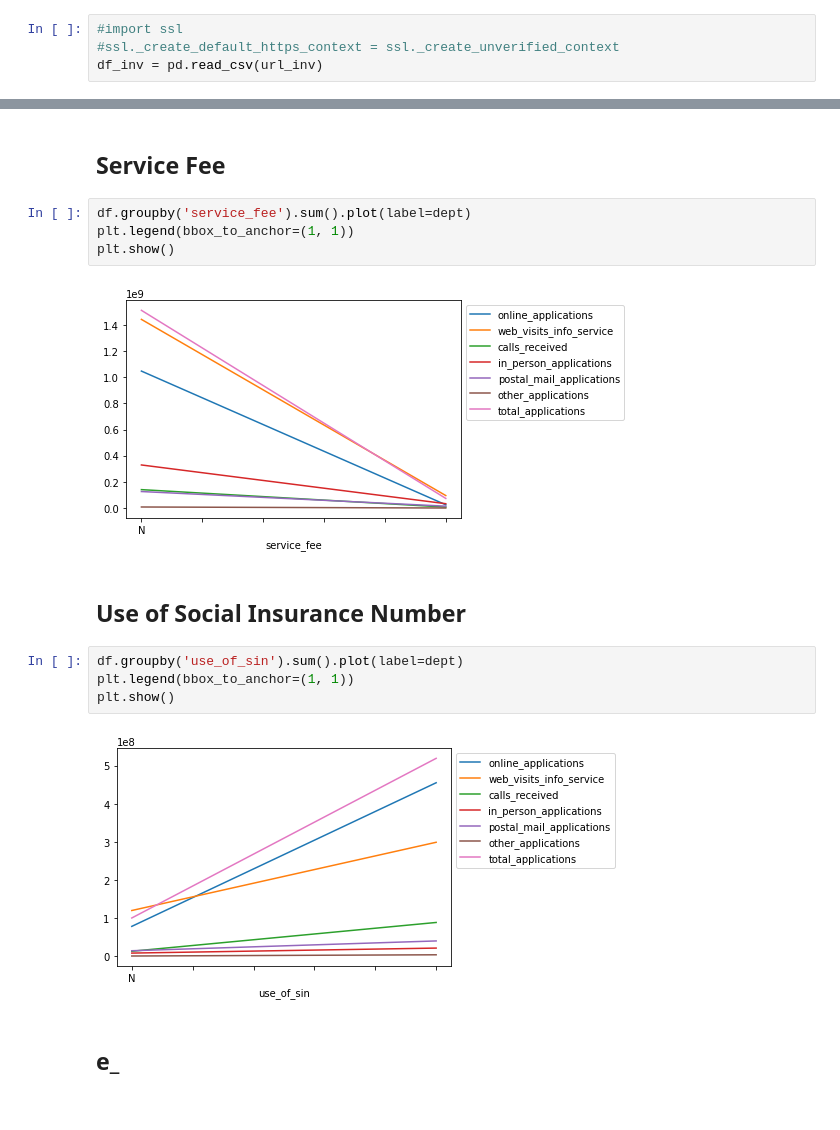
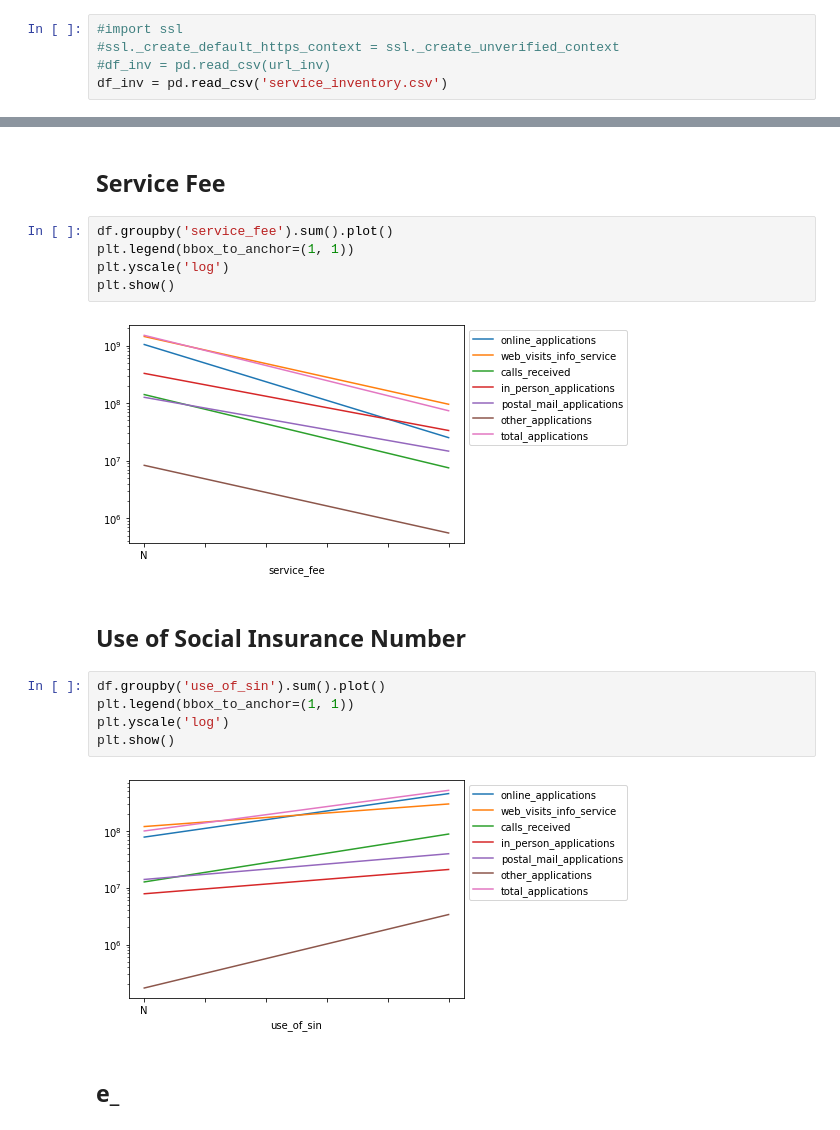
Before and after one commit to d-ta/GC-Service-Inventory-EDA, a Jupyter notebook: GC Service Inventory_DJ.ipynb, the cells around one changed output, grey strips where cells are left out. Saved outputs shown, nothing was run; the diff lists cells and outputs as text.

```diff
--- a/GC Service Inventory_DJ.ipynb
+++ b/GC Service Inventory_DJ.ipynb
@@ -7,7 +8,8 @@ url_std = "https://open.canada.ca/data/dataset/3ac0d080-6149-499a-8b06-7ce5f00ec
 # %%
 #import ssl
 #ssl._create_default_https_context = ssl._create_unverified_context
-df_inv = pd.read_csv(url_inv)
+#df_inv = pd.read_csv(url_inv)
+df_inv = pd.read_csv('service_inventory.csv')
 # %%
 df_inv.head()
 # %%
@@ -466,19 +509,21 @@ plt.show()
 # %% [markdown]
 ## Service Fee
 # %%
-df.groupby('service_fee').sum().plot(label=dept)
+df.groupby('service_fee').sum().plot()
 plt.legend(bbox_to_anchor=(1, 1))
+plt.yscale('log')
 plt.show()
 # %% [output]
-[figure, old version]
+[figure, new version]
 # %% [markdown]
 ## Use of Social Insurance Number
 # %%
-df.groupby('use_of_sin').sum().plot(label=dept)
+df.groupby('use_of_sin').sum().plot()
 plt.legend(bbox_to_anchor=(1, 1))
+plt.yscale('log')
 plt.show()
 # %% [output]
-[figure, old version]
+[figure, new version]
 # %% [markdown]
 ## e_
 # %%
```
Also changed, not shown: parts of 26 cells of this notebook.
